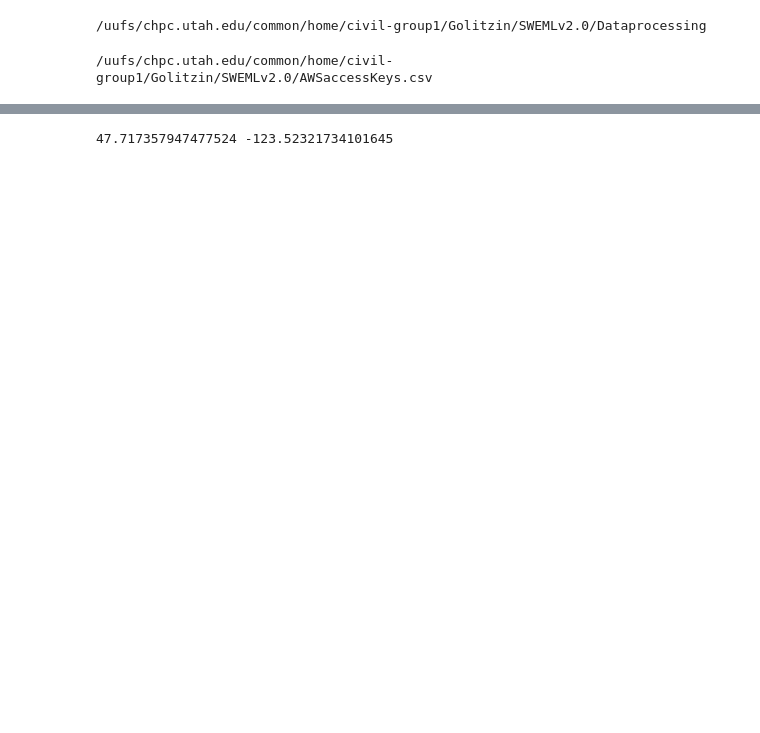
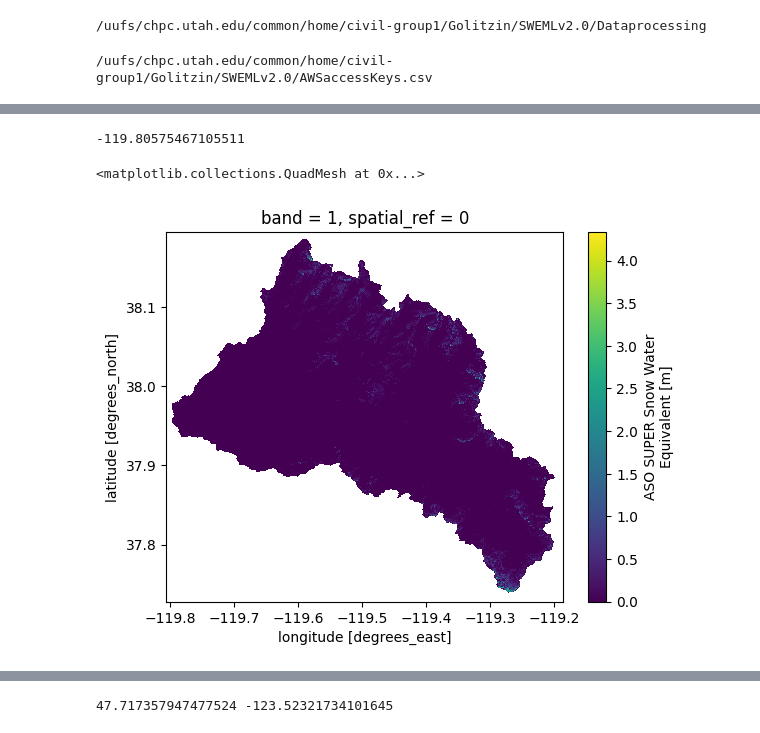
Before and after one commit to whitelightning450/SWEMLv2.0, a Jupyter notebook: Dataprocessing/get_EE_Precip.ipynb, the cells around one changed output, grey strips where cells are left out. Drawn from its saved outputs; the diff is of its cells as text; code cells hidden in the pictures; blank space fills up the shorter version.

```diff
--- a/Dataprocessing/get_EE_Precip.ipynb
+++ b/Dataprocessing/get_EE_Precip.ipynb
@@ -54,0 +351,4 @@ import get_Precip
+# %%
+raster = rxr.open_rasterio(file)
+transformed = raster.rio.reproject(rasterio.crs.CRS.from_epsg('4326'))
+transformed[0]
@@ -54,0 +373,10 @@ import get_Precip
+# %%
+left, bottom, right, top = transformed.rio.bounds()
+left
+# %% [output]
+-119.80575467105511
+# %%
+transformed.where(transformed > -1).plot()
+# %% [output]
+<matplotlib.collections.QuadMesh at 0x...>
+[figure, added]
```
Also changed, not shown: parts of 75 cells of this notebook.
